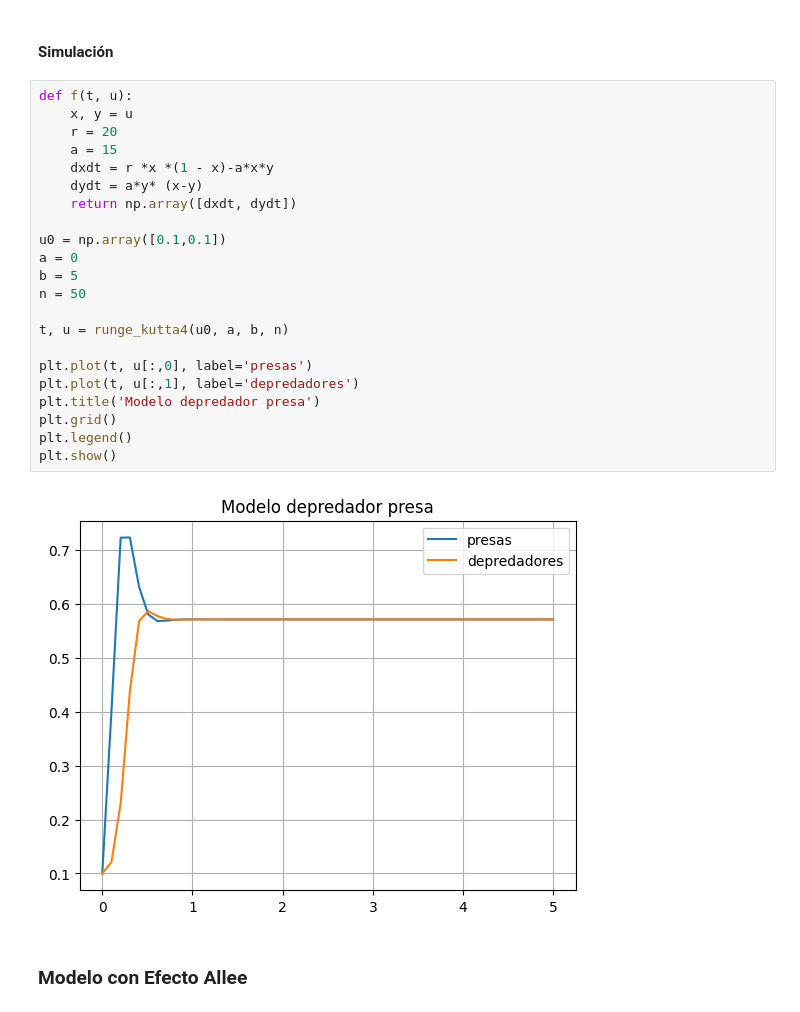
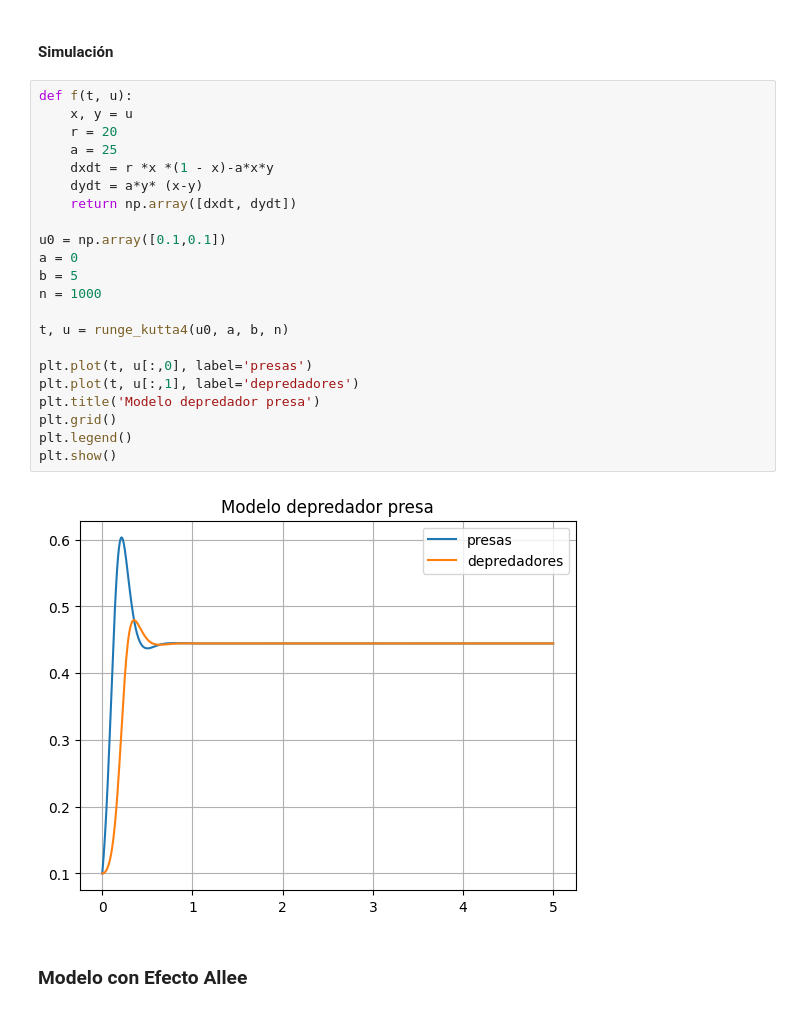
Before and after one commit to Juanjruizr26/Tarea4_MSI, a Jupyter notebook: tarea4.ipynb, the cells around one changed output. Saved outputs shown, nothing was run; the diff lists cells and outputs as text.

```diff
--- a/tarea4.ipynb
+++ b/tarea4.ipynb
@@ -158,27 +158,27 @@ Los puntos de equilibrio son: $(0, 0), (1, 0)$ y $(x^*, y^*) = (\frac{r}{a + r},
 # %%
 def f(t, u):
     x, y = u
     r = 20
-    a = 15
+    a = 25
     dxdt = r *x *(1 - x)-a*x*y
     dydt = a*y* (x-y)
     return np.array([dxdt, dydt])
 
 u0 = np.array([0.1,0.1])
 a = 0
 b = 5
-n = 50
+n = 1000
 
 t, u = runge_kutta4(u0, a, b, n)
 
 plt.plot(t, u[:,0], label='presas')
 plt.plot(t, u[:,1], label='depredadores')
 plt.title('Modelo depredador presa')
 plt.grid()
 plt.legend()
 plt.show()
 # %% [output]
-[figure, old version]
+[figure, new version]
 # %% [markdown]
 ### **Modelo con Efecto Allee**
 # %% [markdown]
```
Also changed, not shown: parts of 1 cell of this notebook.
